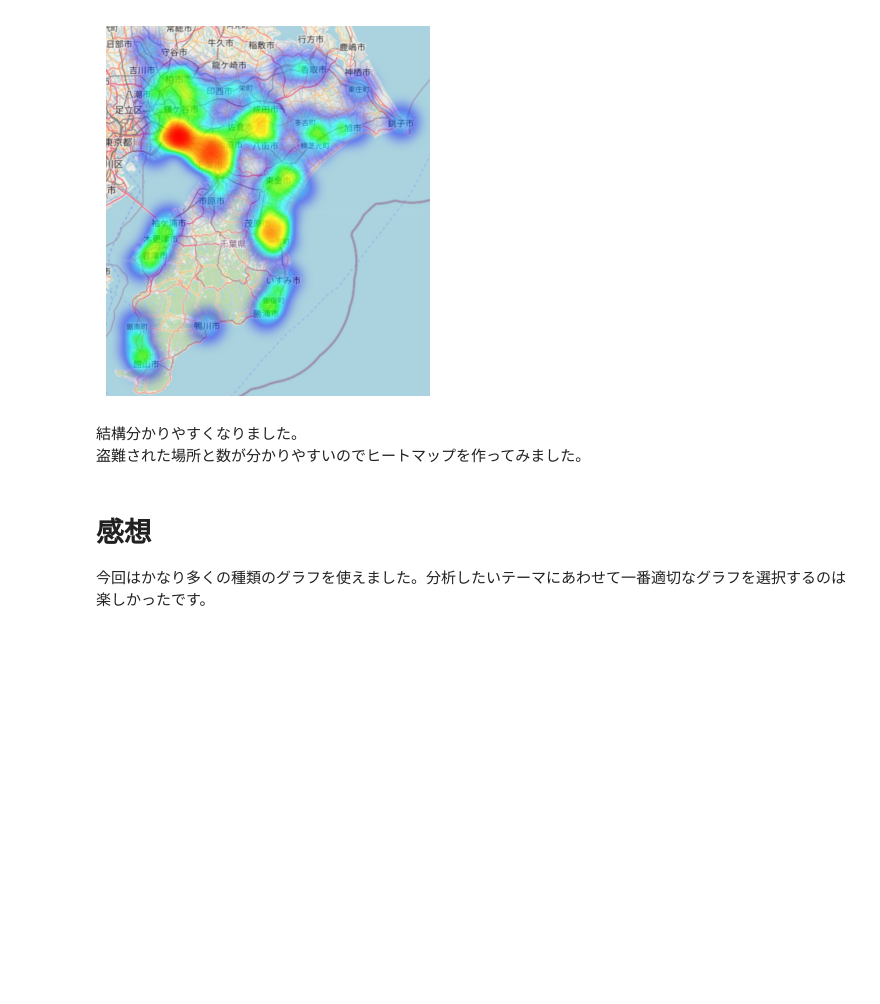
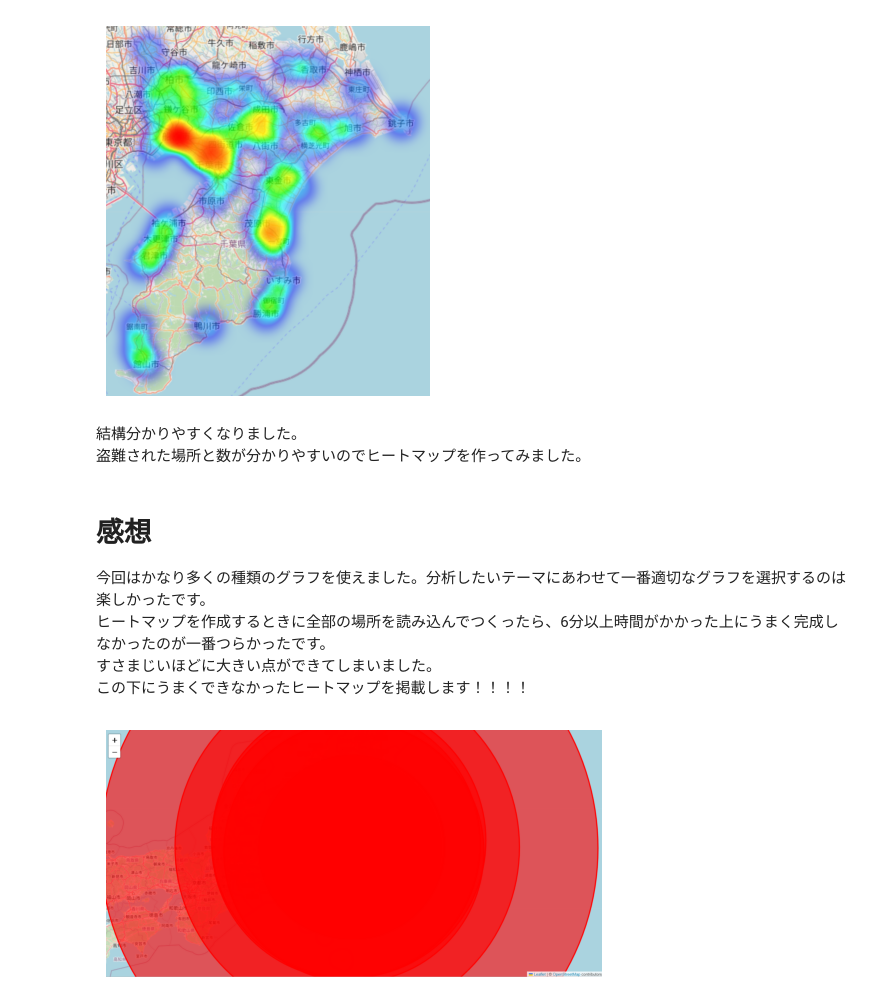
Before and after one commit to awano-kakeru/me, a Jupyter notebook: Week8/jitensha.ipynb, the cells around one changed output. Saved outputs shown, nothing was run; the diff lists cells and outputs as text; code cells hidden in the pictures; blank space fills up the shorter version.

```diff
--- a/Week8/jitensha.ipynb
+++ b/Week8/jitensha.ipynb
@@ -313,3 +313,19 @@ plt.show()
 # %% [markdown]
 # 感想
 今回はかなり多くの種類のグラフを使えました。分析したいテーマにあわせて一番適切なグラフを選択するのは楽しかったです。
+ヒートマップを作成するときに全部の場所を読み込んでつくったら、6分以上時間がかかった上にうまく完成しなかったのが一番つらかったです。
+すさまじいほどに大きい点ができてしまいました。
+この下にうまくできなかったヒートマップを掲載します！！！！
+# %%
+import matplotlib.pyplot as plt
+import matplotlib.image as mpimg
+
+# 画像を読み込む
+img = mpimg.imread("sippai.png")
+
+# 表示
+plt.imshow(img)
+plt.axis("off")  # 枠を消す
+plt.show()
+# %% [output]
+[figure, added]
```
